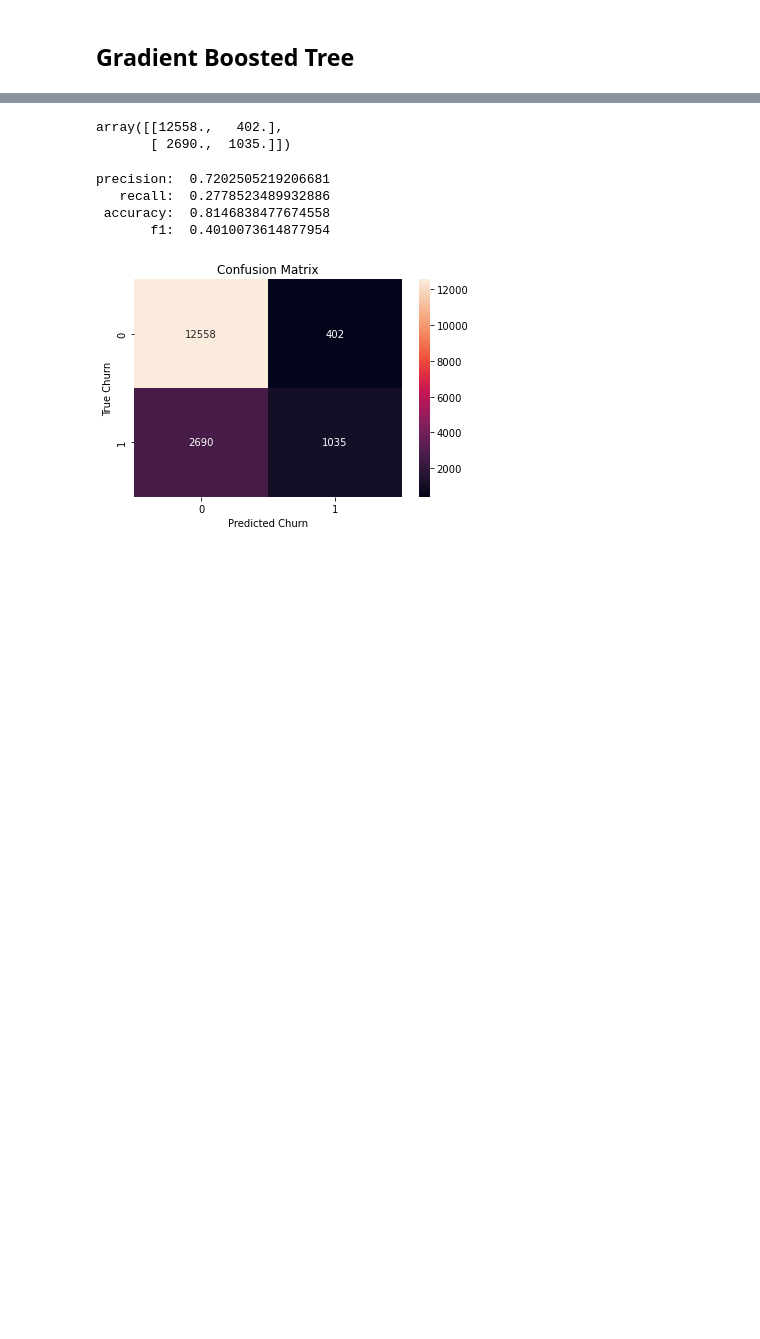
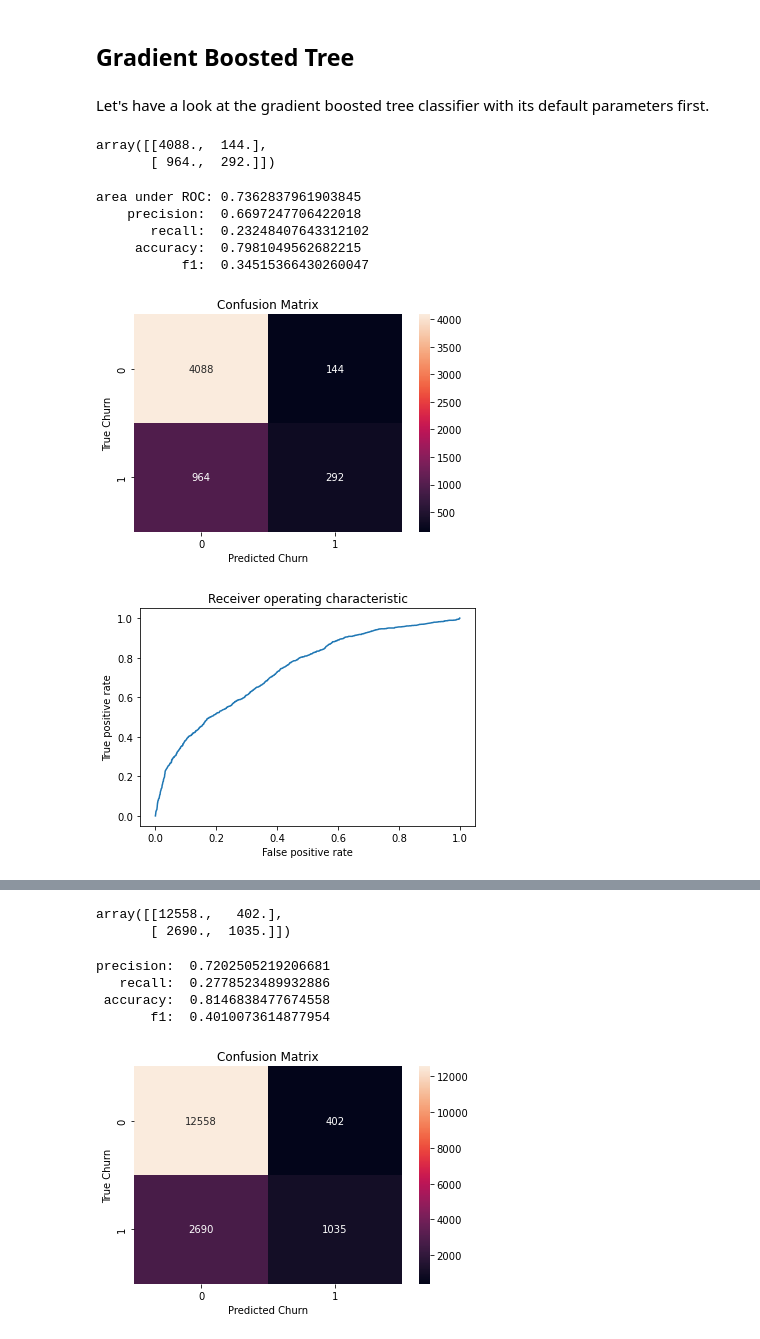
Before and after one commit to bullett445/udacity-sparkify, a Jupyter notebook: Sparkify_Model.ipynb, the cells around one changed output, grey strips where cells are left out. Drawn from its saved outputs; the diff is of its cells as text; code cells hidden in the pictures; blank space fills up the shorter version.

```diff
--- a/Sparkify_Model.ipynb
+++ b/Sparkify_Model.ipynb
@@ -91,0 +98,33 @@ def build_pipeline(classifier):
+# %%
+# plot the ROC curve, taken from https://itecnote.com/tecnote/pyspark-extract-roc-curve/
+class CurveMetrics(BinaryClassificationMetrics):
+    def __init__(self, *args):
+        super(CurveMetrics, self).__init__(*args)
+
+    def _to_list(self, rdd):
+        points = []
+        # Note this collect could be inefficient for large datasets
+        # considering there may be one probability per datapoint (at most)
+        # The Scala version takes a numBins parameter,
+        # but it doesn't seem possible to pass this from Python to Java
+        for row in rdd.collect():
+            # Results are returned as type scala.Tuple2,
+            # which doesn't appear to have a py4j mapping
+            points += [(float(row._1()), float(row._2()))]
+        return points
+
+    def get_curve(self, method):
+        rdd = getattr(self._java_model, method)().toJavaRDD()
+        return self._to_list(rdd)
+
+def plot_roc(prediction):
+    preds = prediction.select('churn','probability').rdd.map(lambda row: (float(row['probability'][1]), float(row['churn'])))
+    points = CurveMetrics(preds).get_curve('roc')
+
+    plt.figure()
+    x_val = [x[0] for x in points]
+    y_val = [x[1] for x in points]
+    plt.title('Receiver operating characteristic')
+    plt.xlabel('False positive rate')
+    plt.ylabel('True positive rate')
+    plt.plot(x_val, y_val)
@@ -134,4 +261,22 @@ precision:  0.5812182741116751
 ## Gradient Boosted Tree
 # %%
 gbt = GBTClassifier(labelCol="churn", featuresCol="scaledFeatures")
-pipeline = build_pipeline(gbt)
+gbt_pipeline = build_pipeline(gbt, features)
+# %% [markdown]
+Let's have a look at the gradient boosted tree classifier with its default parameters first.
+# %%
+gbt_model = gbt_pipeline.fit(trainingData)
+testPred = gbt_model.transform(testData)
+testMetrics = get_metrics(testPred)
+display_metrics(testPred)
+plot_roc(testPred)
+# %% [output]
+array([[4088.,  144.],
+       [ 964.,  292.]])
+area under ROC: 0.7362837961903845
+    precision:  0.6697247706422018
+       recall:  0.23248407643312102
+     accuracy:  0.7981049562682215
+           f1:  0.34515366430260047
+[figure, added]
+[figure, added]
```
Also changed, not shown: parts of 34 cells of this notebook.
